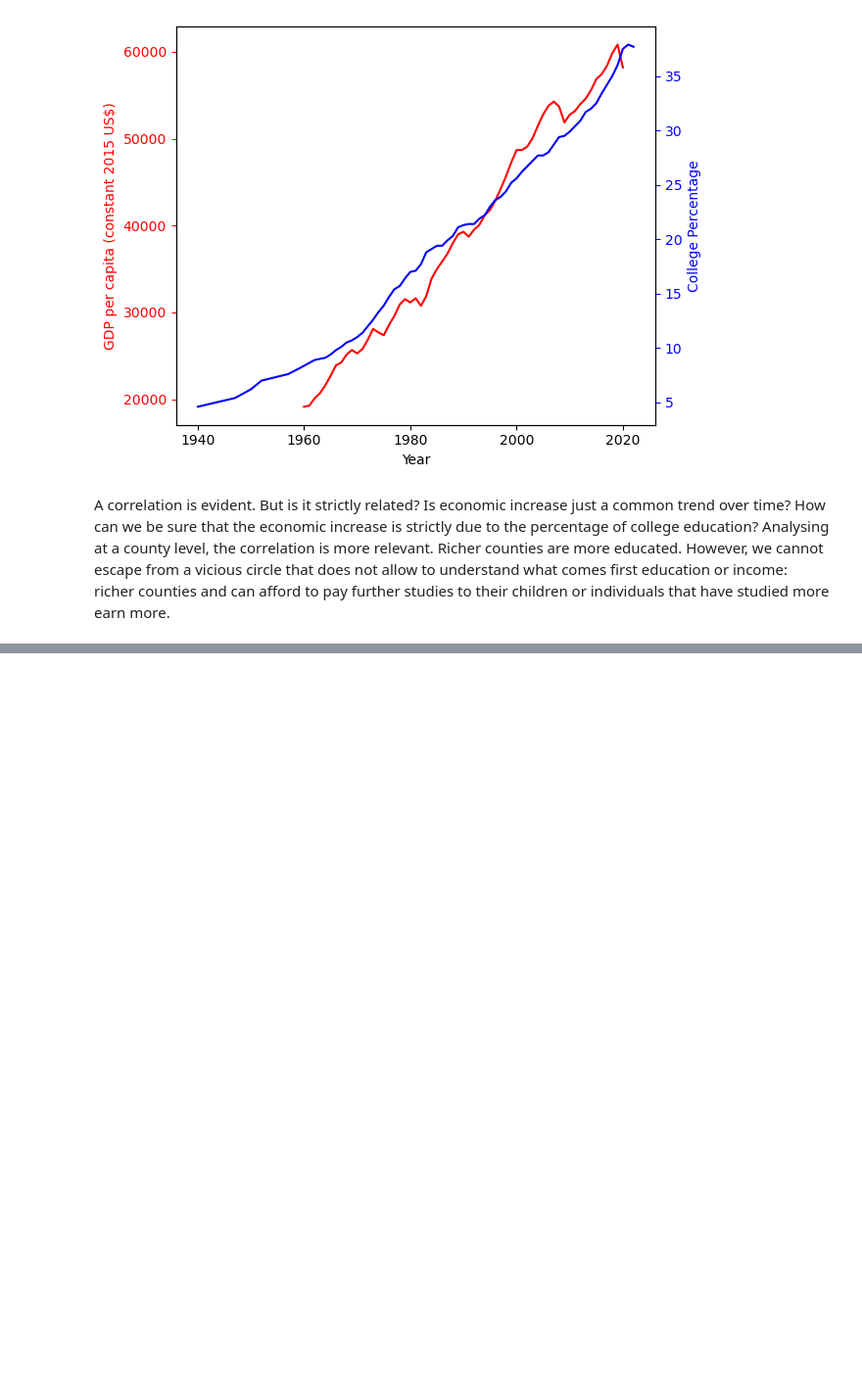
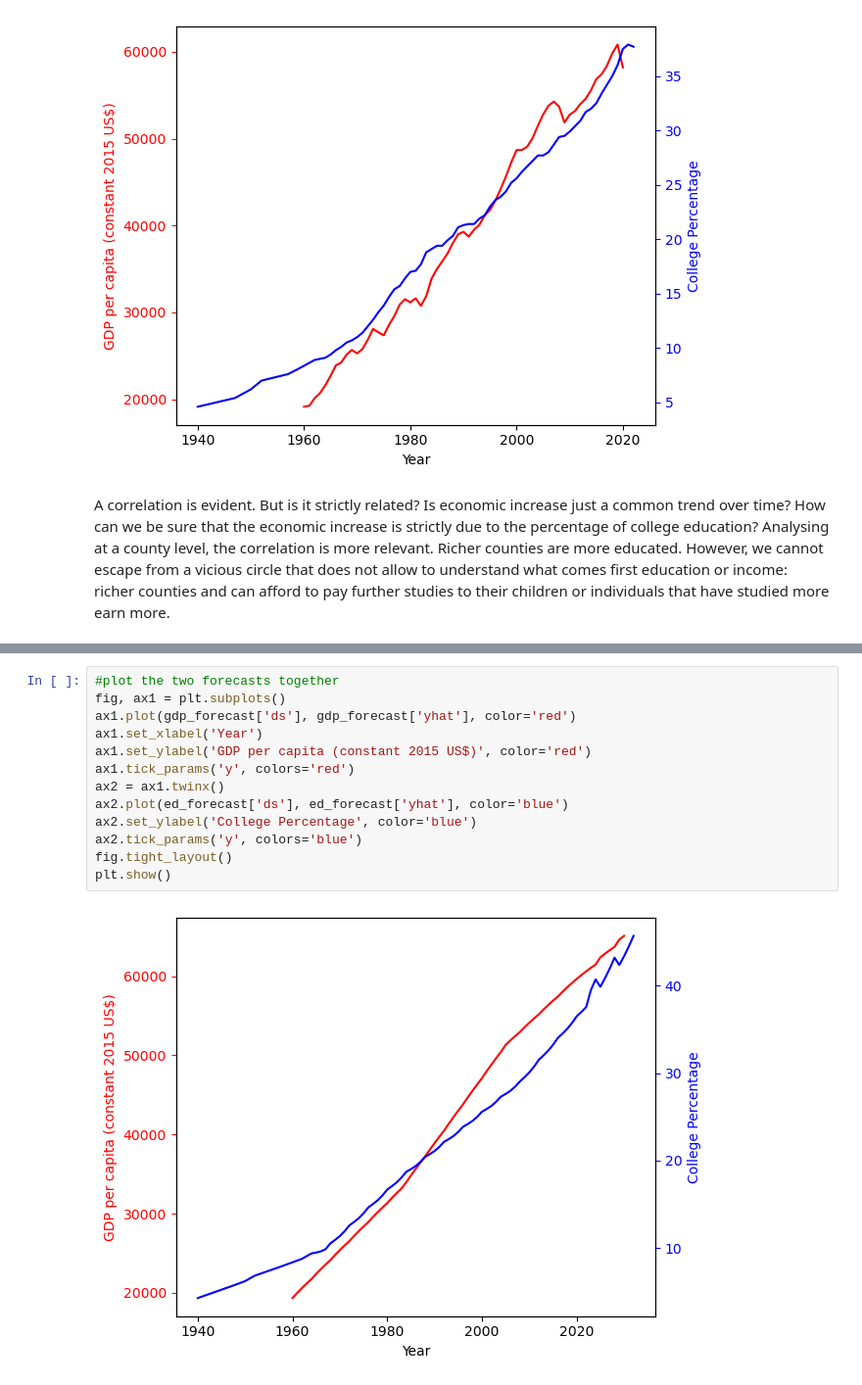
Before and after one commit to leomassoc/LSE-DS105L-Data-Detectives, a Jupyter notebook: notebooks/NB4 Working on the final dataframe.ipynb, the cells around one changed output, grey strips where cells are left out. Shown: that part at 98% size. Drawn from its saved outputs; the diff is of its cells as text; blank space fills up the shorter version.

```diff
--- a/notebooks/NB4 Working on the final dataframe.ipynb
+++ b/notebooks/NB4 Working on the final dataframe.ipynb
@@ -64,0 +146,15 @@ Analysing at a county level, the correlation is more relevant. Richer counties a
+# %%
+#plot the two forecasts together
+fig, ax1 = plt.subplots()
+ax1.plot(gdp_forecast['ds'], gdp_forecast['yhat'], color='red')
+ax1.set_xlabel('Year')
+ax1.set_ylabel('GDP per capita (constant 2015 US$)', color='red')
+ax1.tick_params('y', colors='red')
+ax2 = ax1.twinx()
+ax2.plot(ed_forecast['ds'], ed_forecast['yhat'], color='blue')
+ax2.set_ylabel('College Percentage', color='blue')
+ax2.tick_params('y', colors='blue')
+fig.tight_layout()
+plt.show()
+# %% [output]
+[figure, added]
```
Also changed, not shown: parts of 6 cells of this notebook, 2 other files.
